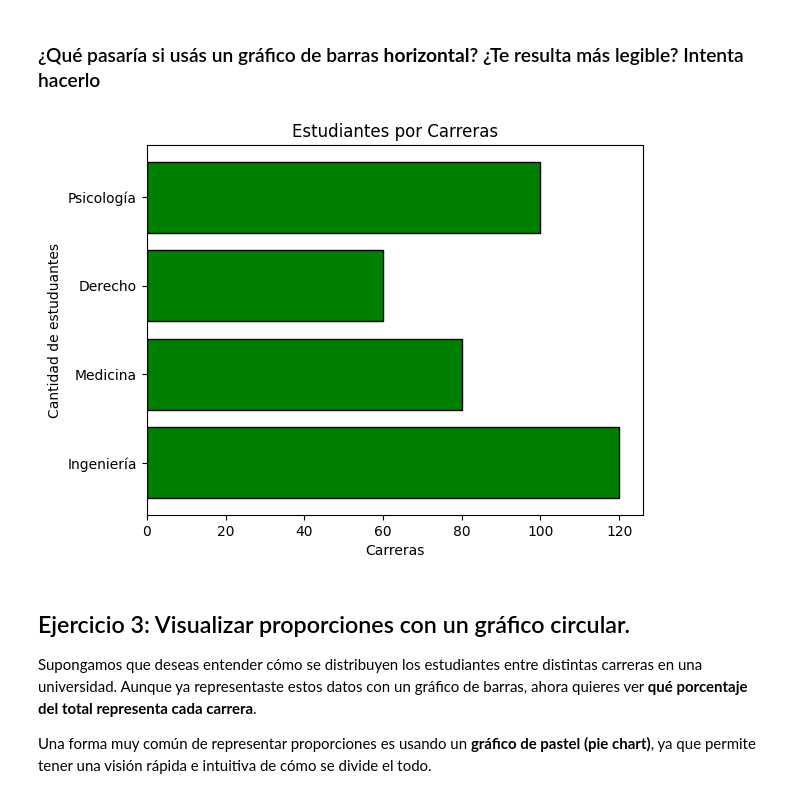
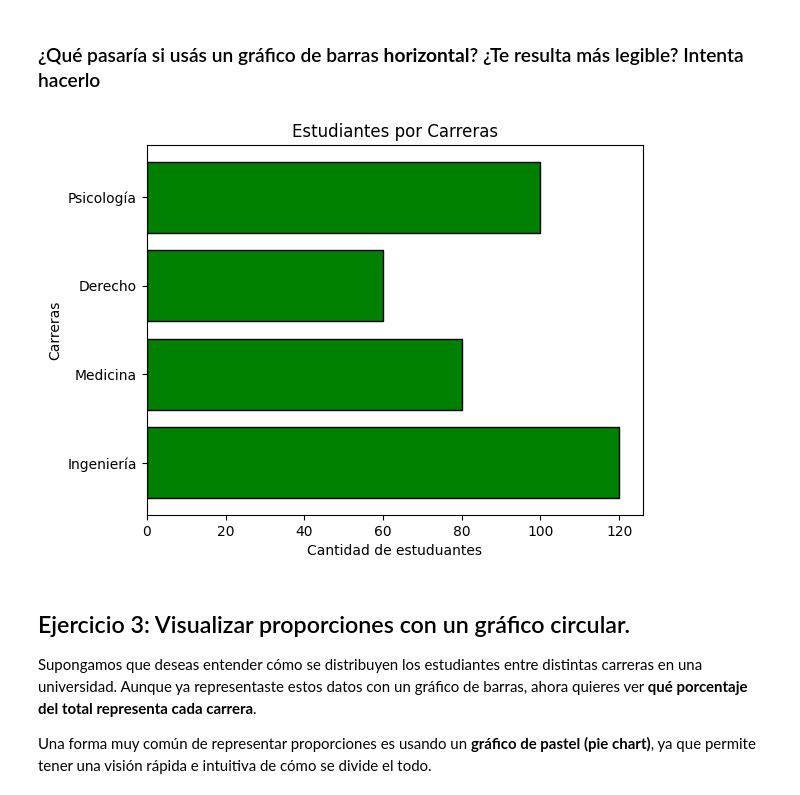
Before and after one commit to 4GeeksAcademy/LuisFCG-visualization-exercises-with-matplot-and-seaborn, a Jupyter notebook: notebook/problems.es.ipynb, the cells around one changed output. Saved outputs shown, nothing was run; the diff lists cells and outputs as text; code cells hidden in the pictures.

```diff
--- a/notebook/problems.es.ipynb
+++ b/notebook/problems.es.ipynb
@@ -81,12 +87,12 @@ plt.show()
 ### ¿Qué pasaría si usás un gráfico de barras **horizontal**? ¿Te resulta más legible? Intenta hacerlo
 # %%
 plt.barh(df_carreras['Carrera'],df_carreras['Estudiantes'], edgecolor ='black', color='green')
-plt.ylabel('Cantidad de estuduantes')
-plt.xlabel('Carreras')
+plt.xlabel('Cantidad de estuduantes')
+plt.ylabel('Carreras')
 plt.title('Estudiantes por Carreras')
 plt.show()
 # %% [output]
-[figure, old version]
+[figure, new version]
 # %% [markdown]
 ## Ejercicio 3: Visualizar proporciones con un gráfico circular.
 
```
Also changed, not shown: parts of 9 cells of this notebook.
